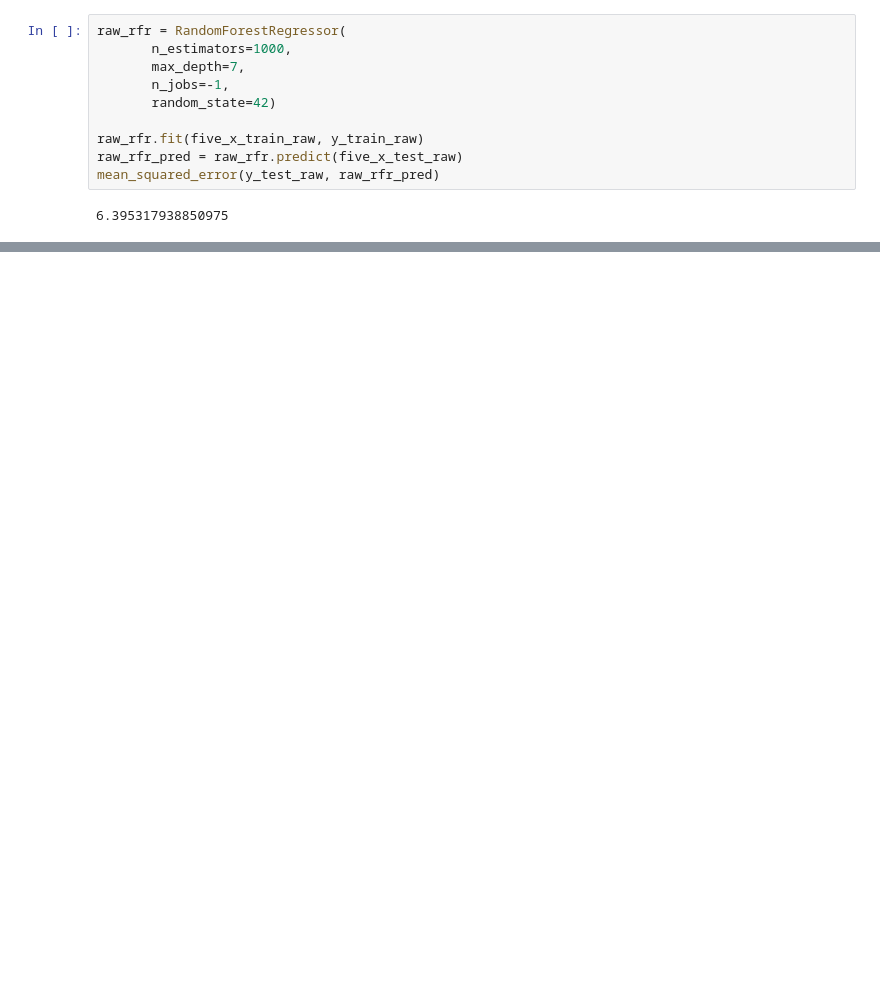
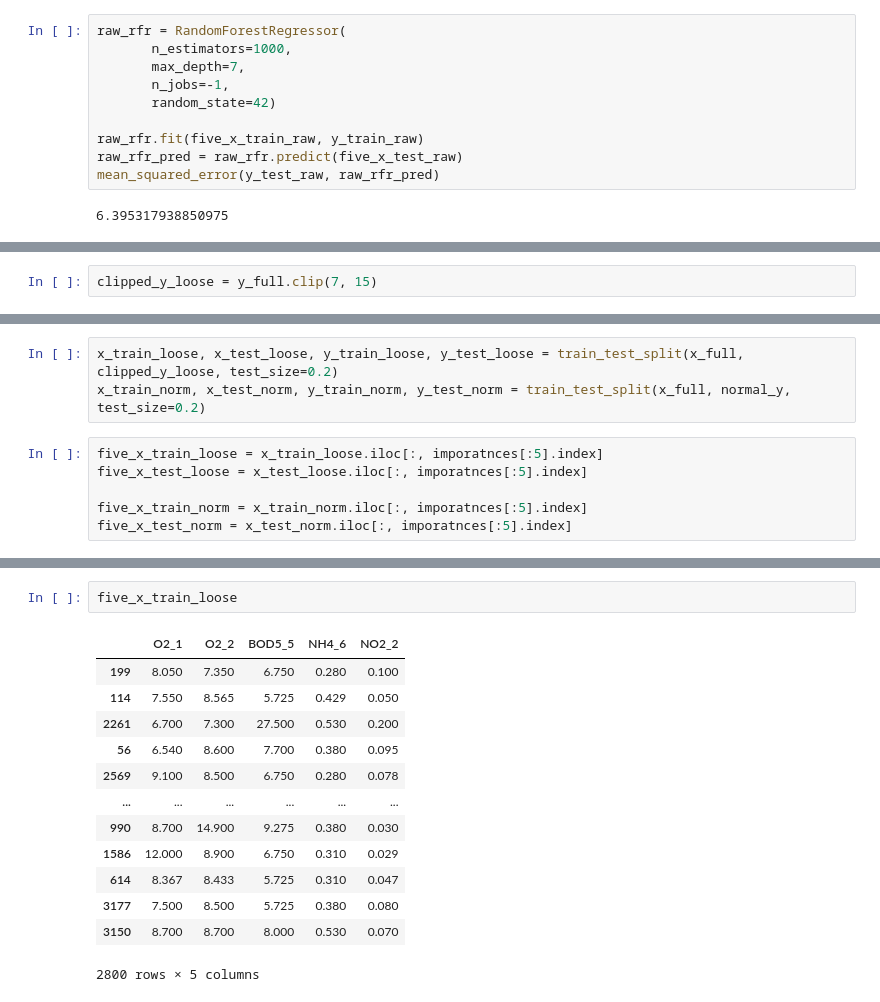
Before and after one commit to ameram/dissolved_o2_augmentation, a Jupyter notebook: playground_3-21.ipynb, the cells around one changed output, grey strips where cells are left out. Drawn from its saved outputs; the diff is of its cells as text; blank space fills up the shorter version.

```diff
--- a/playground_3-21.ipynb
+++ b/playground_3-21.ipynb
@@ -685,0 +697,2 @@ Third time says it all, since all of the values of normalized and clipped data s
+# %%
+clipped_y_loose = y_full.clip(7, 15)
@@ -685,0 +714,9 @@ Third time says it all, since all of the values of normalized and clipped data s
+# %%
+x_train_loose, x_test_loose, y_train_loose, y_test_loose = train_test_split(x_full, clipped_y_loose, test_size=0.2)
+x_train_norm, x_test_norm, y_train_norm, y_test_norm = train_test_split(x_full, normal_y, test_size=0.2)
+# %%
+five_x_train_loose = x_train_loose.iloc[:, imporatnces[:5].index]
+five_x_test_loose = x_test_loose.iloc[:, imporatnces[:5].index]
+
+five_x_train_norm = x_train_norm.iloc[:, imporatnces[:5].index]
+five_x_test_norm = x_test_norm.iloc[:, imporatnces[:5].index]
@@ -685,0 +738,16 @@ Third time says it all, since all of the values of normalized and clipped data s
+# %%
+five_x_train_loose
+# %% [output]
+|  | O2_1 | O2_2 | BOD5_5 | NH4_6 | NO2_2 |
+| 199 | 8.050 | 7.350 | 6.750 | 0.280 | 0.100 |
+| 114 | 7.550 | 8.565 | 5.725 | 0.429 | 0.050 |
+| 2261 | 6.700 | 7.300 | 27.500 | 0.530 | 0.200 |
+| 56 | 6.540 | 8.600 | 7.700 | 0.380 | 0.095 |
+| 2569 | 9.100 | 8.500 | 6.750 | 0.280 | 0.078 |
+| ... | ... | ... | ... | ... | ... |
+| 990 | 8.700 | 14.900 | 9.275 | 0.380 | 0.030 |
+| 1586 | 12.000 | 8.900 | 6.750 | 0.310 | 0.029 |
+| 614 | 8.367 | 8.433 | 5.725 | 0.310 | 0.047 |
+| 3177 | 7.500 | 8.500 | 5.725 | 0.380 | 0.080 |
+| 3150 | 8.700 | 8.700 | 8.000 | 0.530 | 0.070 |
+2800 rows × 5 columns
```
Also changed, not shown: parts of 19 cells of this notebook.
